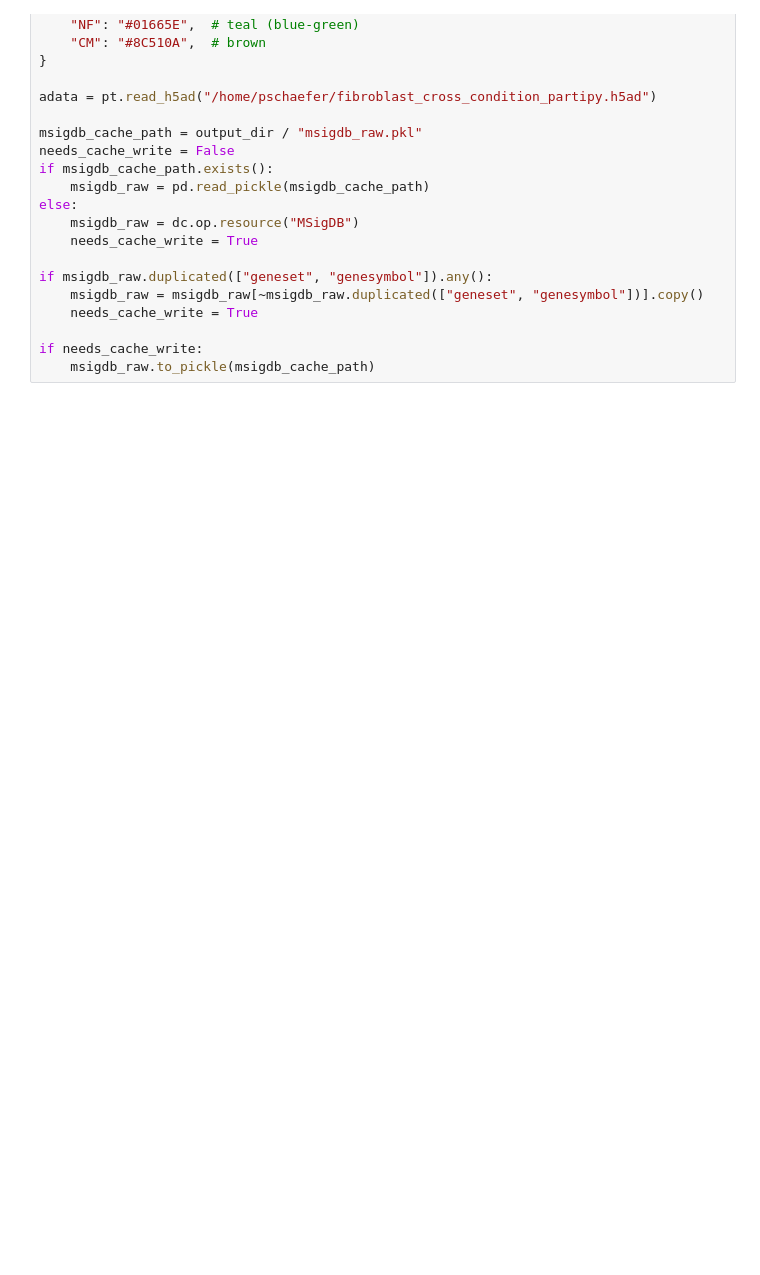
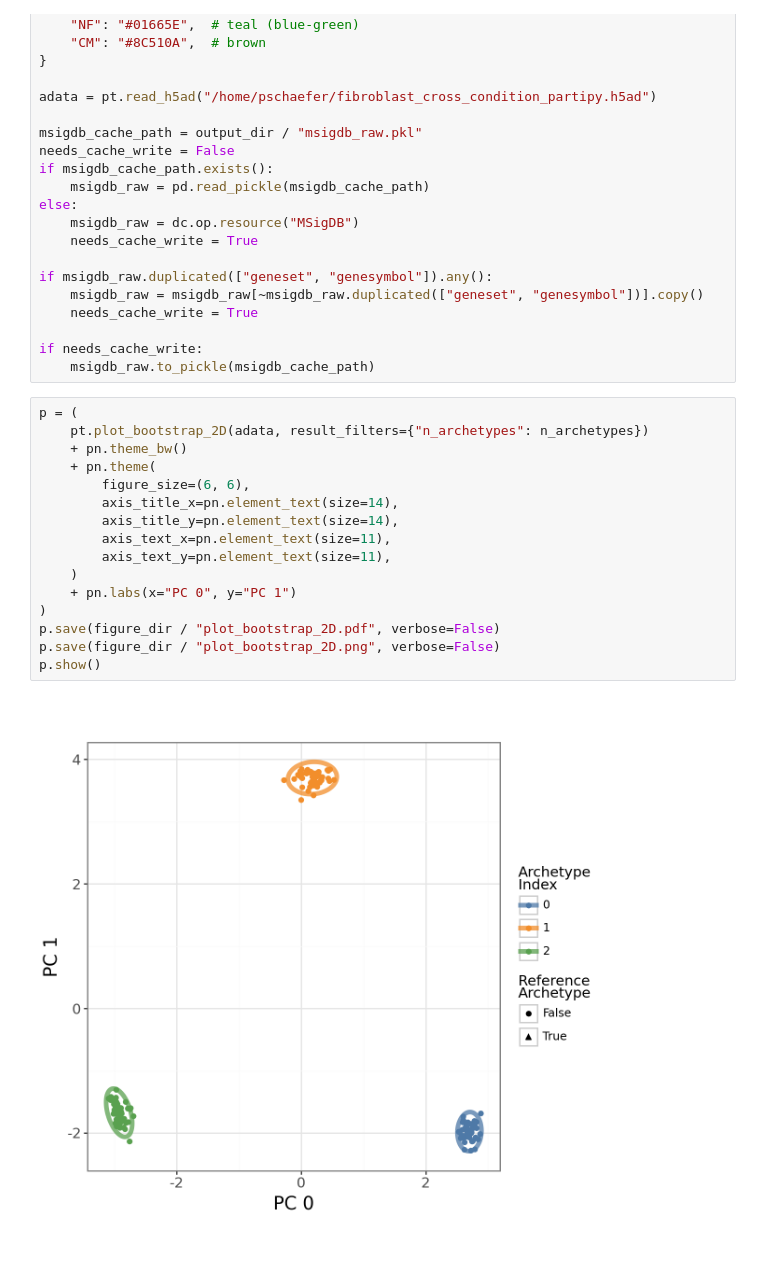
Before and after one commit to saezlab/ParTIpy_paper, a Jupyter notebook: fibroblast_cross_condition.ipynb, the cells around one changed output. Cells and saved outputs as stored; diff of their text form; blank space fills up the shorter version.

Commit message:
increase label sizes in plots

```diff
--- a/fibroblast_cross_condition.ipynb
+++ b/fibroblast_cross_condition.ipynb
@@ -41,3 +41,21 @@ if msigdb_raw.duplicated(["geneset", "genesymbol"]).any():
 
 if needs_cache_write:
     msigdb_raw.to_pickle(msigdb_cache_path)
+# %%
+p = (
+    pt.plot_bootstrap_2D(adata, result_filters={"n_archetypes": n_archetypes})
+    + pn.theme_bw()
+    + pn.theme(
+        figure_size=(6, 6),
+        axis_title_x=pn.element_text(size=14),
+        axis_title_y=pn.element_text(size=14),
+        axis_text_x=pn.element_text(size=11),
+        axis_text_y=pn.element_text(size=11),
+    )
+    + pn.labs(x="PC 0", y="PC 1")
+)
+p.save(figure_dir / "plot_bootstrap_2D.pdf", verbose=False)
+p.save(figure_dir / "plot_bootstrap_2D.png", verbose=False)
+p.show()
+# %% [output]
+[figure, added]
```
Also changed, not shown: 7 other files.
